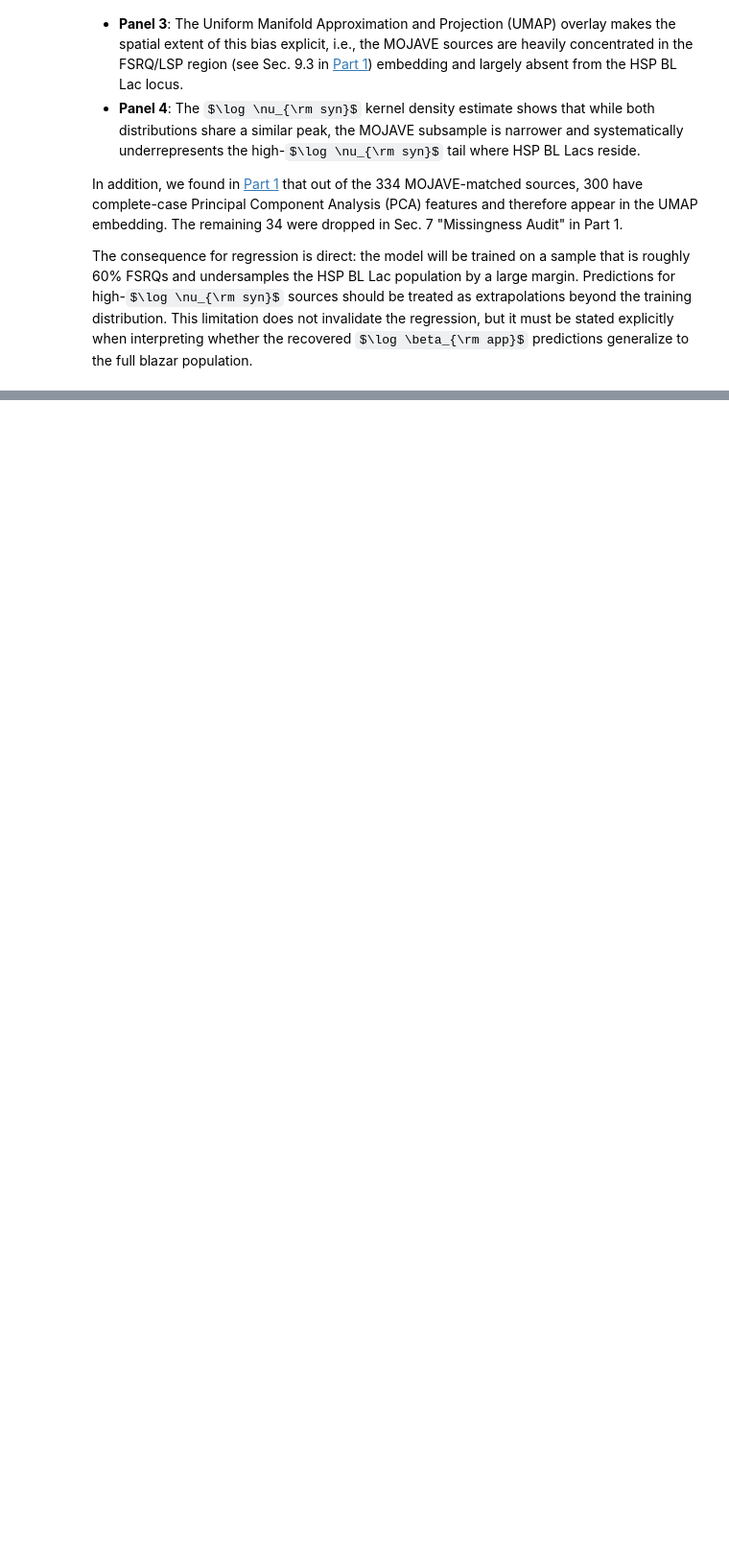
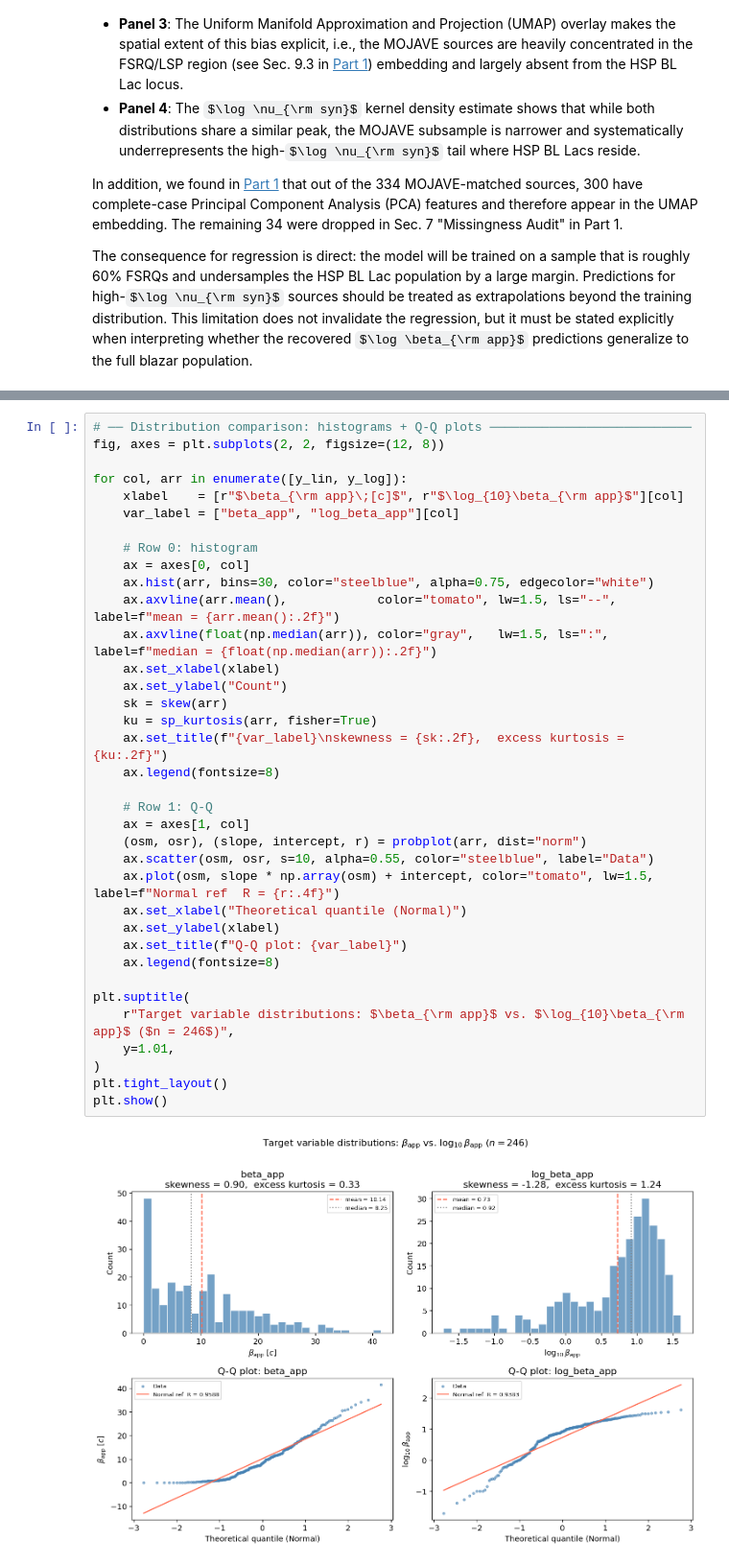
Before and after one commit to altjerue/ilwikak-ml, a Jupyter notebook: blazar_population_ml-p2.ipynb, the cells around one changed output, grey strips where cells are left out. Shown at 96% size. Saved outputs shown, nothing was run; the diff lists cells and outputs as text; some formulas as TeX source; blank space fills up the shorter version.

```diff
--- a/blazar_population_ml-p2.ipynb
+++ b/blazar_population_ml-p2.ipynb
@@ -334,0 +413,38 @@ Name: count, dtype: int64
+# %%
+# ── Distribution comparison: histograms + Q-Q plots ───────────────────────────
+fig, axes = plt.subplots(2, 2, figsize=(12, 8))
+
+for col, arr in enumerate([y_lin, y_log]):
+    xlabel    = [r"$\beta_{\rm app}\;[c]$", r"$\log_{10}\beta_{\rm app}$"][col]
+    var_label = ["beta_app", "log_beta_app"][col]
+
+    # Row 0: histogram
+    ax = axes[0, col]
+    ax.hist(arr, bins=30, color="steelblue", alpha=0.75, edgecolor="white")
+    ax.axvline(arr.mean(),            color="tomato", lw=1.5, ls="--", label=f"mean = {arr.mean():.2f}")
+    ax.axvline(float(np.median(arr)), color="gray",   lw=1.5, ls=":",  label=f"median = {float(np.median(arr)):.2f}")
+    ax.set_xlabel(xlabel)
+    ax.set_ylabel("Count")
+    sk = skew(arr)
+    ku = sp_kurtosis(arr, fisher=True)
+    ax.set_title(f"{var_label}\nskewness = {sk:.2f},  excess kurtosis = {ku:.2f}")
+    ax.legend(fontsize=8)
+
+    # Row 1: Q-Q
+    ax = axes[1, col]
+    (osm, osr), (slope, intercept, r) = probplot(arr, dist="norm")
+    ax.scatter(osm, osr, s=10, alpha=0.55, color="steelblue", label="Data")
+    ax.plot(osm, slope * np.array(osm) + intercept, color="tomato", lw=1.5, label=f"Normal ref  R = {r:.4f}")
+    ax.set_xlabel("Theoretical quantile (Normal)")
+    ax.set_ylabel(xlabel)
+    ax.set_title(f"Q-Q plot: {var_label}")
+    ax.legend(fontsize=8)
+
+plt.suptitle(
+    r"Target variable distributions: $\beta_{\rm app}$ vs. $\log_{10}\beta_{\rm app}$ ($n = 246$)",
+    y=1.01,
+)
+plt.tight_layout()
+plt.show()
+# %% [output]
+[figure, added]
```
Also changed, not shown: parts of 17 cells of this notebook.
